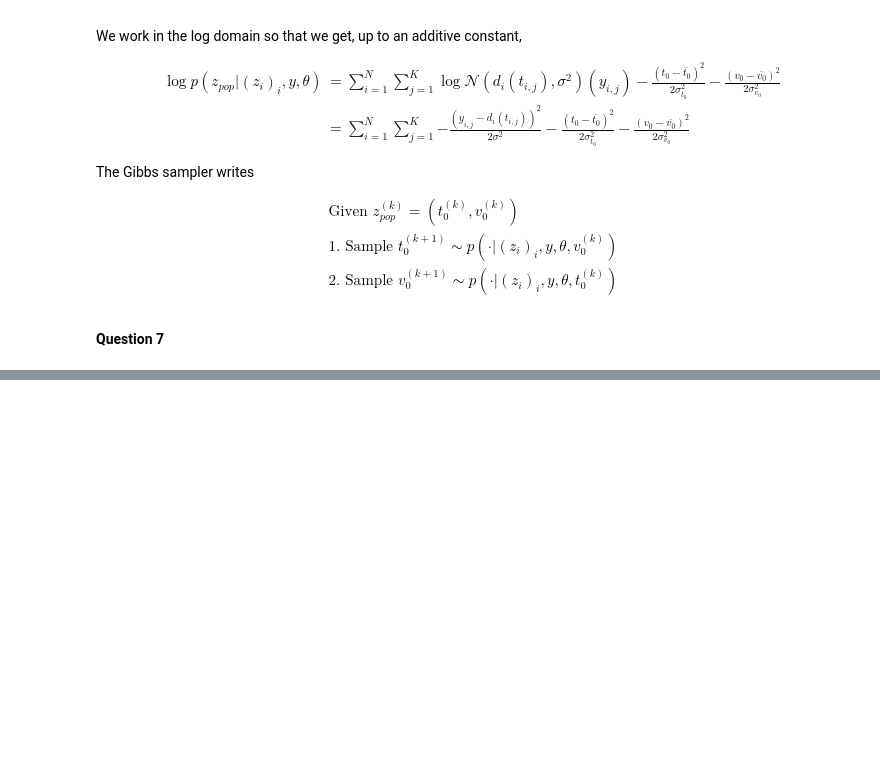
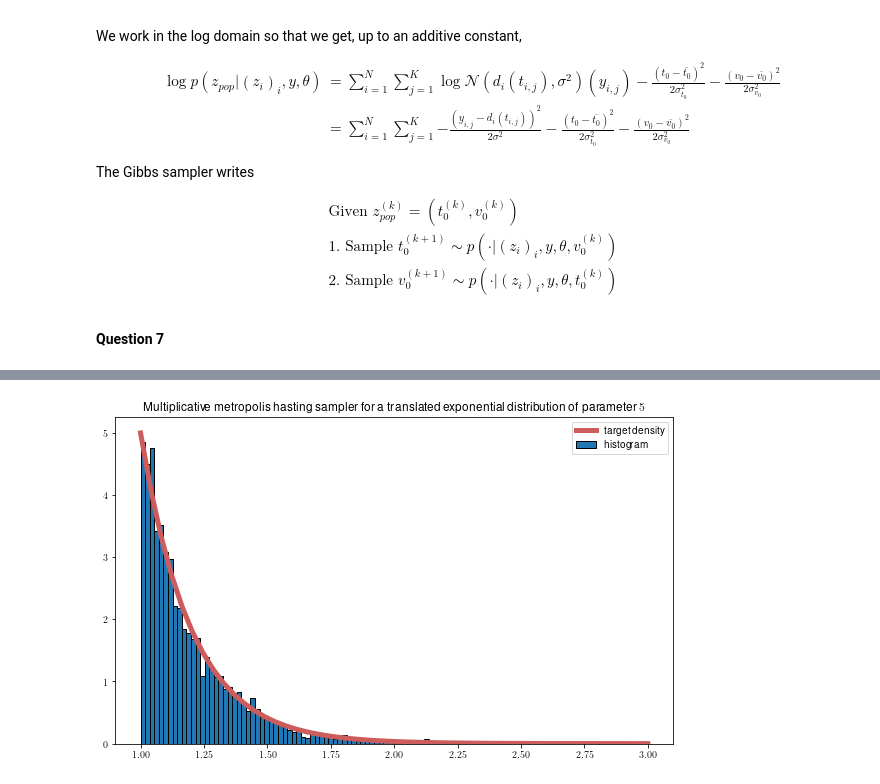
Before and after one commit to simonqueric/MVA, a Jupyter notebook: ComputationalStatistics/Lab3/TP3_Simon_Queric.ipynb, the cells around one changed output, grey strips where cells are left out. Saved outputs shown, nothing was run; the diff lists cells and outputs as text; code cells hidden in the pictures; blank space fills up the shorter version.

```diff
--- a/ComputationalStatistics/Lab3/TP3_Simon_Queric.ipynb
+++ b/ComputationalStatistics/Lab3/TP3_Simon_Queric.ipynb
@@ -842,0 +838,22 @@ We can see that there is a bias which pushes the samples to the right.
+# %%
+# Translated exponential distribution
+
+log_pi = lambda x : -5*(x-1)
+support_pi = lambda y : (y>1)
+
+N = 100_000
+x = multiplicative_metropolis_hasting(x0=1/5, log_pi=log_pi, support_pi=support_pi, n_iter=N)
+
+t = np.linspace(1, 3)
+pdf = 5*np.exp(-5*(t-1))
+# %%
+
+fig = plt.figure(figsize=(10, 6))
+plt.hist(x[N//2:], bins=100, edgecolor="k", density=True)
+plt.plot(t, pdf, c="indianred", lw=5)
+plt.legend(["target density", "histogram"])
+plt.title("Multiplicative metropolis hasting sampler for a translated exponential distribution of parameter $5$")
+
+plt.show()
+# %% [output]
+[figure, added]
```
Also changed, not shown: parts of 50 cells of this notebook.
